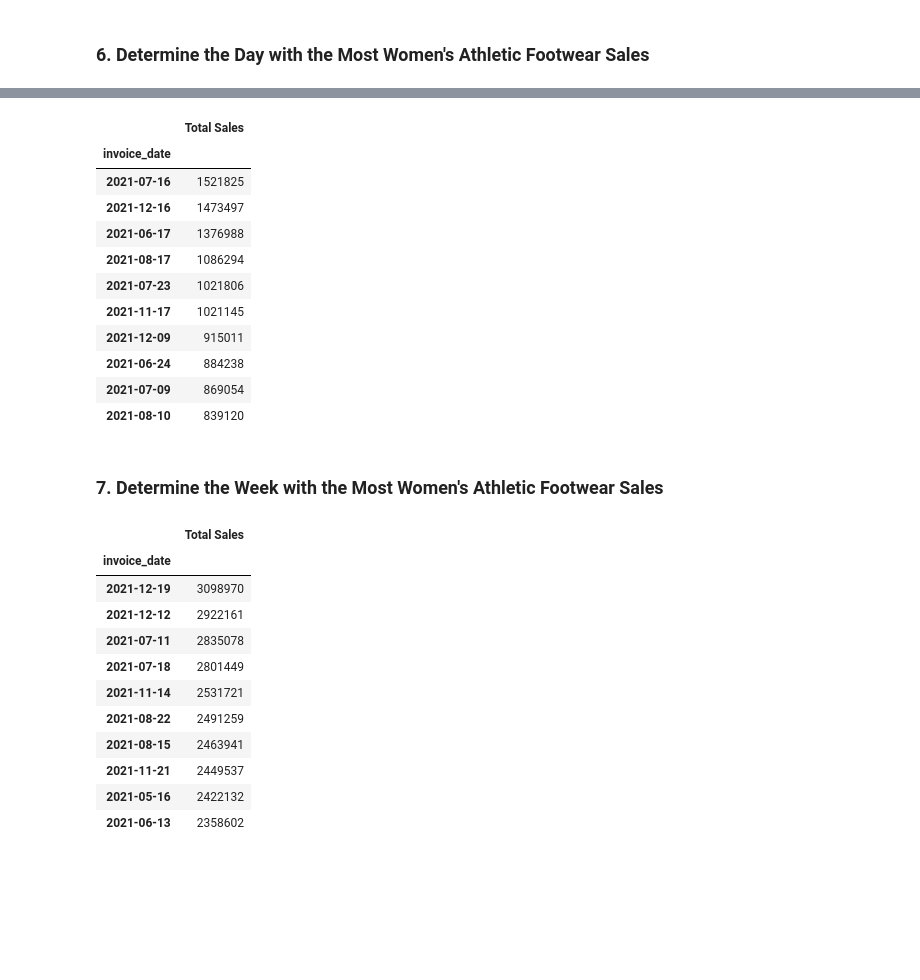
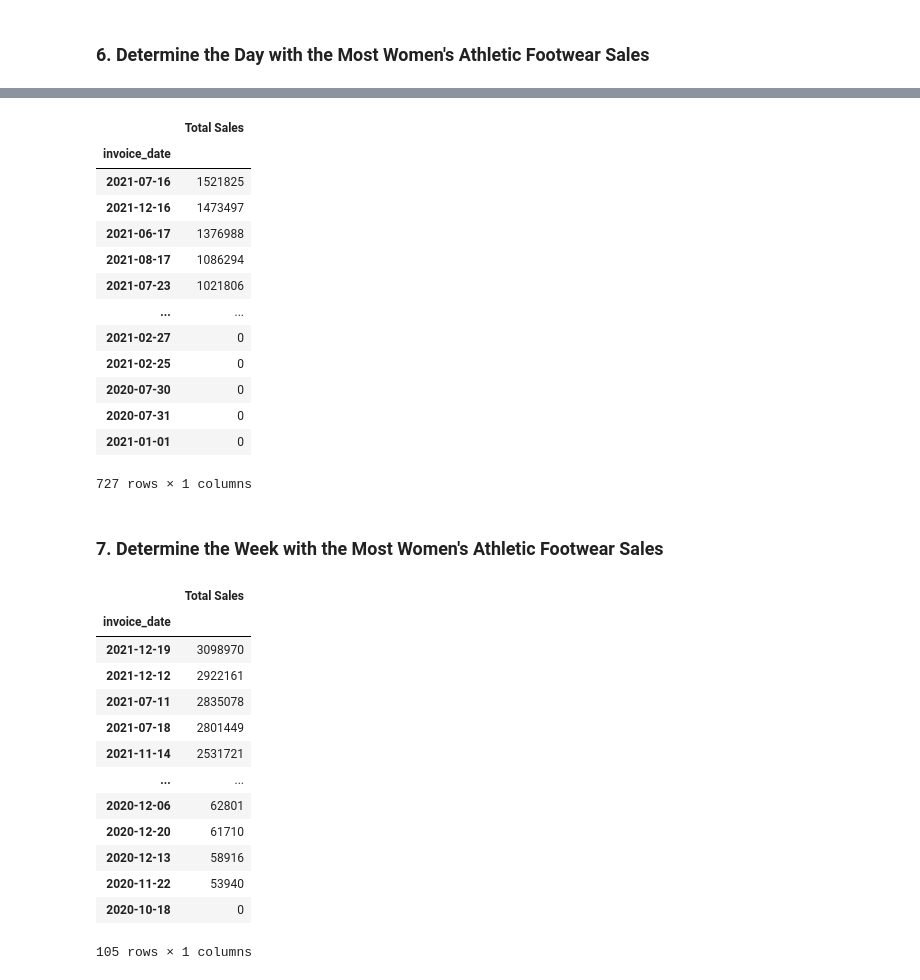
Before and after one commit to bwillery/athletic_sales_analysis, a Jupyter notebook: athletic_sales_analysis.ipynb, the cells around one changed output, grey strips where cells are left out. Saved outputs shown, nothing was run; the diff lists cells and outputs as text; code cells hidden in the pictures; blank space fills up the shorter version.

```diff
--- a/athletic_sales_analysis.ipynb
+++ b/athletic_sales_analysis.ipynb
@@ -70,7 +70,7 @@ dtype: object
 #### Combine the sales data by rows.
 # %%
 # Combine the 2020 and 2021 sales DataFrames on the rows and reset the index.
-combined_sales = pd.concat([atheletic_sales_2020, atheletic_sales_2021]).reset_index(drop = True)
+combined_sales = pd.concat([atheletic_sales_2020, atheletic_sales_2021],join='inner').reset_index(drop = True)
 combined_sales
 # %% [output]
 |  | retailer | retailer_id | invoice_date | region | state | city | product | price_per_unit | units_sold | ... |
@@ -274,8 +281,6 @@ print(top_5)
 ### 5. Determine which Retailer Sold the Most Women's Athletic Footwear
 # %%
 # Filter the sales data to get the women's athletic footwear sales data.
-sorted_sales = combined_sales.sort_values(by = 'total_sales',ascending = False)
-highest_sales_retailer = sorted_sales.iloc[0]['retailer']
-print(sorted_sales[['retailer','total_sales']].head())
-print(highest_sales_retailer)
+womens_footwear = combined_sales.loc[combined_sales['product']== "Women's Athletic Footwear"]
+womens_footwear
 # %% [output]
@@ -327,12 +339,13 @@ print(top_5)
 ### 6. Determine the Day with the Most Women's Athletic Footwear Sales
 # %%
 # Create a pivot table with the 'invoice_date' column is the index, and the "total_sales" as the values.
+womens_footwear_days = pd.pivot_table(womens_footwear, values="total_sales", index=['invoice_date'], aggfunc='sum')
 
-
-# Optional: Rename the "total_sales" column to "Total Sales"
-
-
+# Optional: Rename the "total_sales" column to "Total Sales" = total
+womens_footwear_days = womens_footwear_days.rename(columns={'total_sales': 'Total Sales'})
+womens_footwear_days = womens_footwear_days.sort_values(by='Total Sales', ascending=False)
 # Show the table.
+womens_footwear_days.head()
 # %% [output]
 |  | Total Sales |
 | invoice_date |  |
@@ -349,28 +357,32 @@ print(top_5)
 # %%
 # Resample the pivot table into daily bins, and get the total sales for each day.
-
+daily_sales_bin = womens_footwear_days.resample('D').sum()
 
 # Sort the resampled pivot table in descending order on "Total Sales".
+daily_sales_bin.sort_values(by= 'Total Sales', ascending=False)
 # %% [output]
 |  | Total Sales |
 | invoice_date |  |
 | 2021-07-16 | 1521825 |
 | 2021-12-16 | 1473497 |
 | 2021-06-17 | 1376988 |
 | 2021-08-17 | 1086294 |
 | 2021-07-23 | 1021806 |
-| 2021-11-17 | 1021145 |
-| 2021-12-09 | 915011 |
-| 2021-06-24 | 884238 |
-| 2021-07-09 | 869054 |
-| 2021-08-10 | 839120 |
+| ... | ... |
+| 2021-02-27 | 0 |
+| 2021-02-25 | 0 |
+| 2020-07-30 | 0 |
+| 2020-07-31 | 0 |
+| 2021-01-01 | 0 |
+727 rows × 1 columns
 # %% [markdown]
 ### 7.  Determine the Week with the Most Women's Athletic Footwear Sales
 # %%
 # Resample the pivot table into weekly bins, and get the total sales for each week.
-
+daily_sales_bin = womens_footwear_days.resample('W').sum()
 
 # Sort the resampled pivot table in descending order on "Total Sales".
+daily_sales_bin.sort_values(by= 'Total Sales', ascending=False)
 # %% [output]
 |  | Total Sales |
 | invoice_date |  |
@@ -379,8 +391,10 @@ print(top_5)
 | 2021-07-11 | 2835078 |
 | 2021-07-18 | 2801449 |
 | 2021-11-14 | 2531721 |
-| 2021-08-22 | 2491259 |
-| 2021-08-15 | 2463941 |
-| 2021-11-21 | 2449537 |
-| 2021-05-16 | 2422132 |
-| 2021-06-13 | 2358602 |
+| ... | ... |
+| 2020-12-06 | 62801 |
+| 2020-12-20 | 61710 |
+| 2020-12-13 | 58916 |
+| 2020-11-22 | 53940 |
+| 2020-10-18 | 0 |
+105 rows × 1 columns
```
Also changed, not shown: parts of 10 cells of this notebook.
